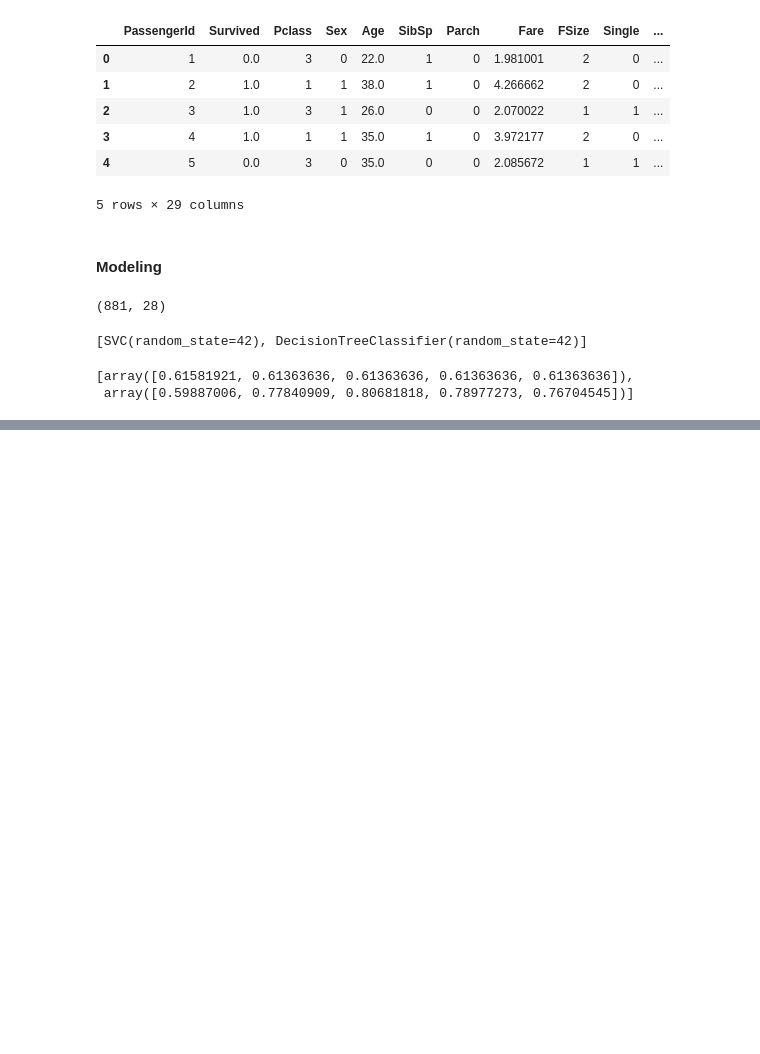
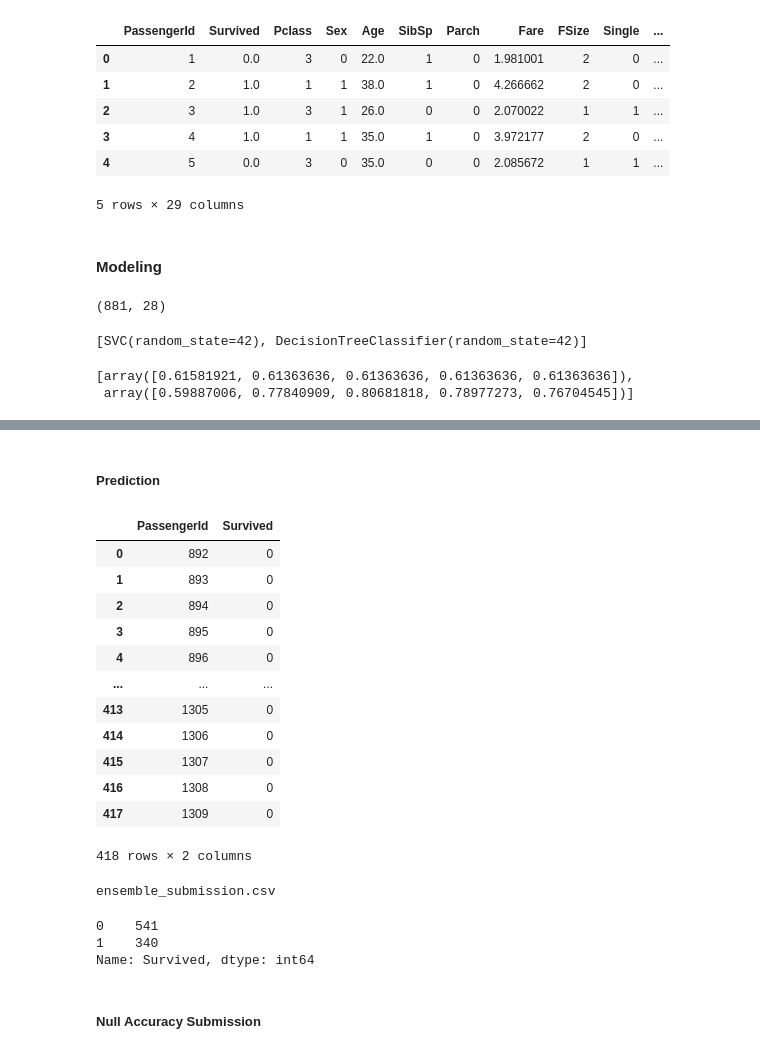
Before and after one commit to pksvv/pyMLEnsemble, a Jupyter notebook: Kaggle-Titanic.ipynb, the cells around one changed output, grey strips where cells are left out. Drawn from its saved outputs; the diff is of its cells as text; code cells hidden in the pictures; blank space fills up the shorter version.

```diff
--- a/Kaggle-Titanic.ipynb
+++ b/Kaggle-Titanic.ipynb
@@ -737,0 +741,13 @@ cv_results1 =
+# %%
+DTC = DecisionTreeClassifier()
+
+adaDTC = AdaBoostClassifier(DTC, random_state=random_state)
+
+
+param_grid = {'base_estimator__splitter':['best'],
+              'n_estimators':[1,2],
+              'learning_rate':[0.001,0.01,0.1,1]}
+
+gsAdaDTC = GridSearchCV(adaDTC,param_grid=param_grid,cv=kfold,scoring='accuracy',n_jobs=1,verbose=10)
+
+gsAdaDTC.fit(X_train,y_train)
@@ -737,0 +808,10 @@ cv_results1 =
+# %%
+svc = SVC()
+
+param_grid = {'kernel':['rbf'],
+              'gamma':[1,10,100,1000],
+              'C':[0.001,0.01,0.1,1]}
+
+gsSVC = GridSearchCV(svc,param_grid=param_grid,cv=kfold,scoring='accuracy',n_jobs=1,verbose=10)
+
+gsSVC.fit(X_train,y_train)
@@ -737,0 +884,7 @@ cv_results1 =
+# %%
+adabest = gsAdaDTC.best_estimator_
+svcbest = gsSVC.best_estimator_
+
+votingC = VotingClassifier(estimators=[('svc',svcbest),('ada',adabest)])
+
+votingC.fit(X_train,y_train)
@@ -737,0 +898,21 @@ cv_results1 =
+# %% [markdown]
+##### Prediction
+# %%
+test_survived = pd.Series(votingC.predict(test),name='Survived')
+results = pd.concat([idtest,test_survived],axis=1)
+# %%
+results
+# %% [output]
+|  | PassengerId | Survived |
+| 0 | 892 | 0 |
+| 1 | 893 | 0 |
+| 2 | 894 | 0 |
+| 3 | 895 | 0 |
+| 4 | 896 | 0 |
+| ... | ... | ... |
+| 413 | 1305 | 0 |
+| 414 | 1306 | 0 |
+| 415 | 1307 | 0 |
+| 416 | 1308 | 0 |
+| 417 | 1309 | 0 |
+418 rows × 2 columns
@@ -737,0 +921,12 @@ cv_results1 =
+# %%
+ls ensemble_submission.csv
+# %% [output]
+ensemble_submission.csv
+# %%
+train['Survived'].value_counts()
+# %% [output]
+0    541
+1    340
+Name: Survived, dtype: int64
+# %% [markdown]
+##### Null Accuracy Submission
```
Also changed, not shown: parts of 9 cells of this notebook, 1 other file.
